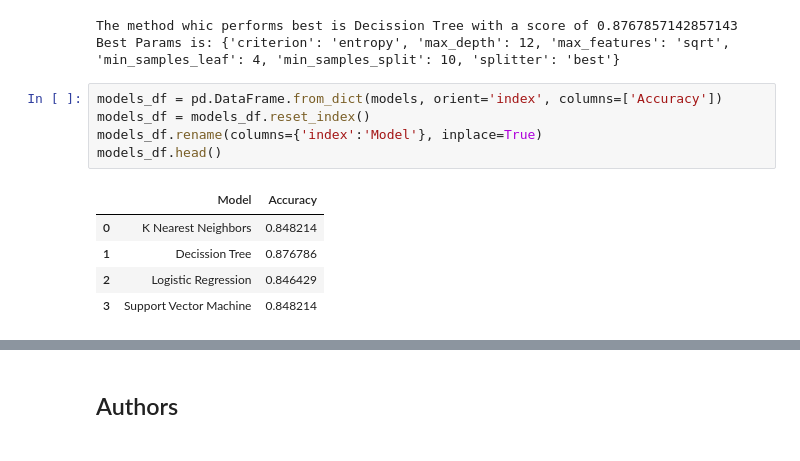
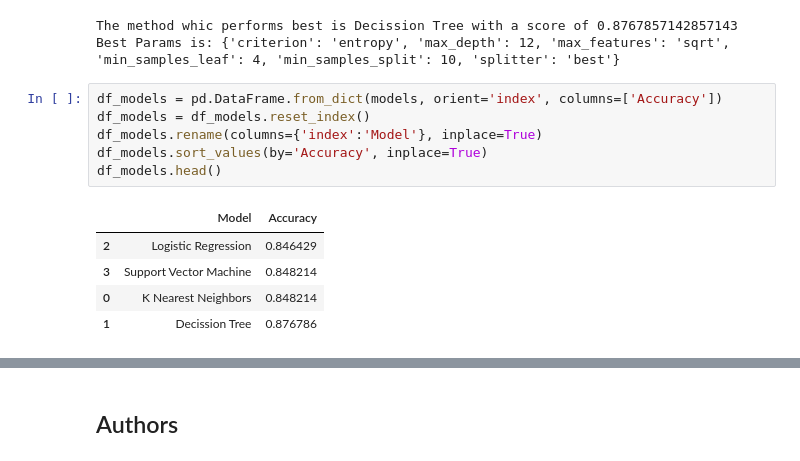
Before and after one commit to shiguemitsu/ibm-datascience-capstone-falconx, a Jupyter notebook: Week 4 - Machine Learning Prediction.ipynb, the cells around one changed output, grey strips where cells are left out. Drawn from its saved outputs; the diff is of its cells as text.

```diff
--- a/Week 4 - Machine Learning Prediction.ipynb
+++ b/Week 4 - Machine Learning Prediction.ipynb
@@ -314,16 +314,17 @@ if best_model == 'Support Vector Machine':
 The method whic performs best is Decission Tree with a score of 0.8767857142857143
 Best Params is: {'criterion': 'entropy', 'max_depth': 12, 'max_features': 'sqrt', 'min_samples_leaf': 4, 'min_samples_split': 10, 'splitter': 'best'}
 # %%
-models_df = pd.DataFrame.from_dict(models, orient='index', columns=['Accuracy'])
-models_df = models_df.reset_index()
-models_df.rename(columns={'index':'Model'}, inplace=True)
-models_df.head()
+df_models = pd.DataFrame.from_dict(models, orient='index', columns=['Accuracy'])
+df_models = df_models.reset_index()
+df_models.rename(columns={'index':'Model'}, inplace=True)
+df_models.sort_values(by='Accuracy', inplace=True)
+df_models.head()
 # %% [output]
 |  | Model | Accuracy |
+| 2 | Logistic Regression | 0.846429 |
+| 3 | Support Vector Machine | 0.848214 |
 | 0 | K Nearest Neighbors | 0.848214 |
 | 1 | Decission Tree | 0.876786 |
-| 2 | Logistic Regression | 0.846429 |
-| 3 | Support Vector Machine | 0.848214 |
 # %%
 import plotly.express as px
 import plotly.graph_objects as go
```
Also changed, not shown: parts of 1 cell of this notebook.
